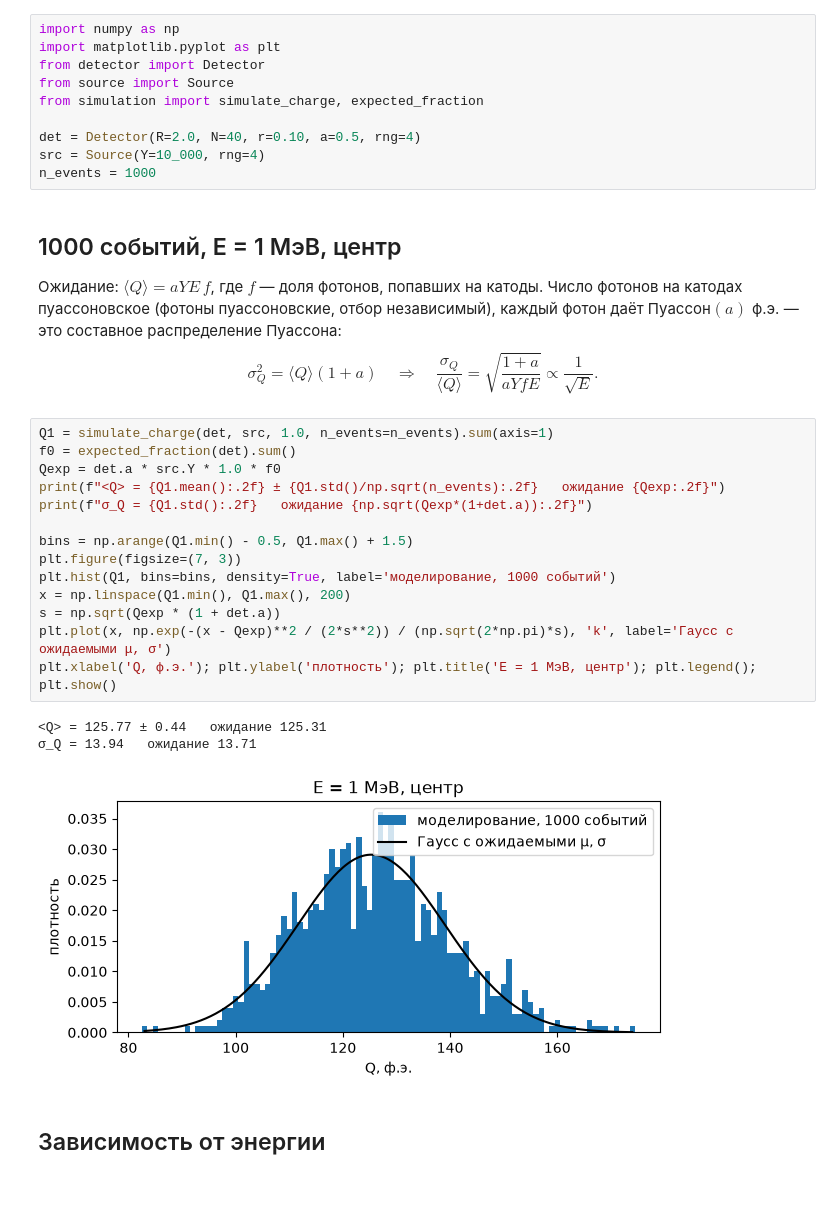
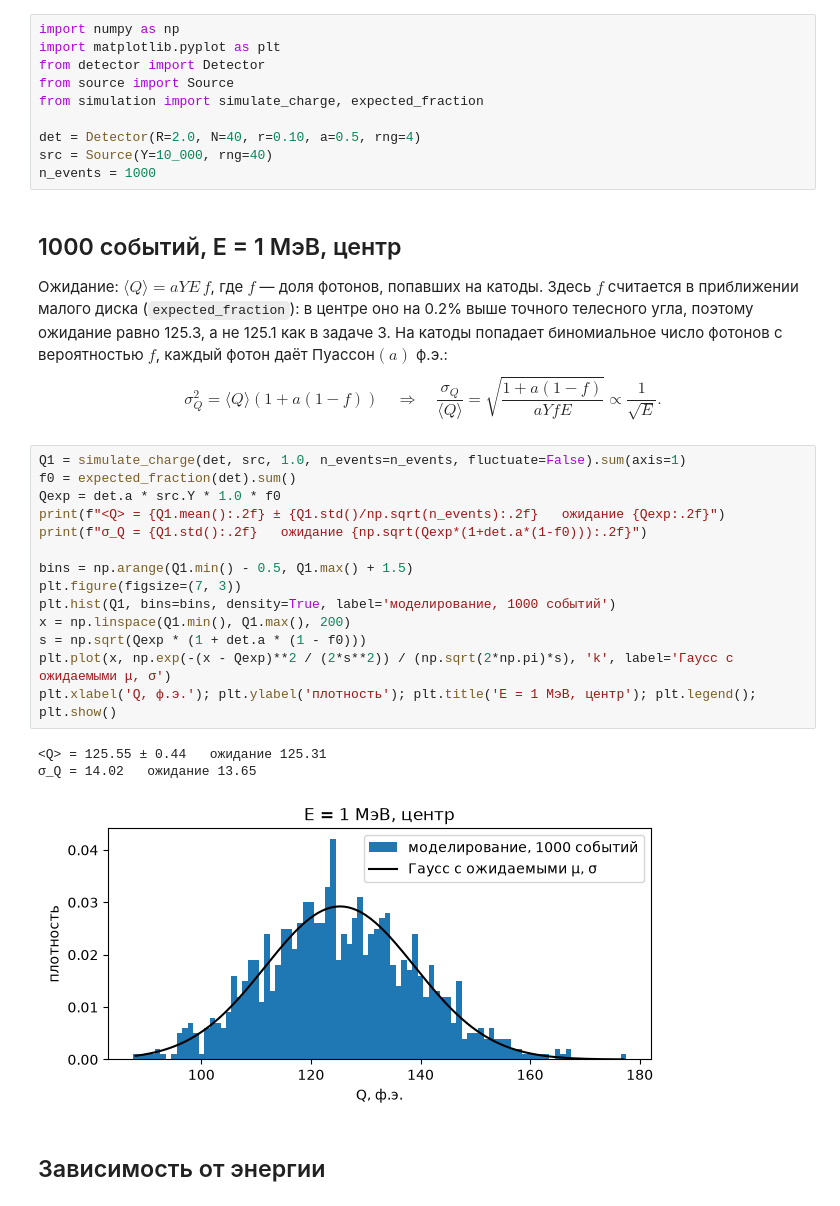
Before and after one commit to denisptichnikov-droid/neutrino-detector-homework, a Jupyter notebook: task4_charge_distributions.ipynb, the cells around one changed output. Cells and saved outputs as stored; diff of their text form.

```diff
--- a/task4_charge_distributions.ipynb
+++ b/task4_charge_distributions.ipynb
@@ -10,31 +10,31 @@ from source import Source
 from simulation import simulate_charge, expected_fraction
 
 det = Detector(R=2.0, N=40, r=0.10, a=0.5, rng=4)
-src = Source(Y=10_000, rng=4)
+src = Source(Y=10_000, rng=40)
 n_events = 1000
 # %% [markdown]
 ## 1000 событий, E = 1 МэВ, центр
 
-Ожидание: $\langle Q\rangle = aYE\,f$, где $f$ — доля фотонов, попавших на катоды. Число фотонов на катодах пуассоновское (фотоны пуассоновские, отбор независимый), каждый фотон даёт Пуассон$(a)$ ф.э. — это составное распределение Пуассона:
-$$\sigma_Q^2 = \langle Q\rangle (1 + a)\quad\Rightarrow\quad \frac{\sigma_Q}{\langle Q\rangle} = \sqrt{\frac{1+a}{aYfE}}\propto \frac{1}{\sqrt E}.$$
+Ожидание: $\langle Q\rangle = aYE\,f$, где $f$ — доля фотонов, попавших на катоды. Здесь $f$ считается в приближении малого диска (`expected_fraction`): в центре оно на 0.2% выше точного телесного угла, поэтому ожидание равно 125.3, а не 125.1 как в задаче 3. На катоды попадает биномиальное число фотонов с вероятностью $f$, каждый фотон даёт Пуассон$(a)$ ф.э.:
+$$\sigma_Q^2 = \langle Q\rangle (1 + a(1-f))\quad\Rightarrow\quad \frac{\sigma_Q}{\langle Q\rangle} = \sqrt{\frac{1+a(1-f)}{aYfE}}\propto \frac{1}{\sqrt E}.$$
 # %%
-Q1 = simulate_charge(det, src, 1.0, n_events=n_events).sum(axis=1)
+Q1 = simulate_charge(det, src, 1.0, n_events=n_events, fluctuate=False).sum(axis=1)
 f0 = expected_fraction(det).sum()
 Qexp = det.a * src.Y * 1.0 * f0
 print(f"<Q> = {Q1.mean():.2f} ± {Q1.std()/np.sqrt(n_events):.2f}   ожидание {Qexp:.2f}")
-print(f"σ_Q = {Q1.std():.2f}   ожидание {np.sqrt(Qexp*(1+det.a)):.2f}")
+print(f"σ_Q = {Q1.std():.2f}   ожидание {np.sqrt(Qexp*(1+det.a*(1-f0))):.2f}")
 
 bins = np.arange(Q1.min() - 0.5, Q1.max() + 1.5)
 plt.figure(figsize=(7, 3))
 plt.hist(Q1, bins=bins, density=True, label='моделирование, 1000 событий')
 x = np.linspace(Q1.min(), Q1.max(), 200)
-s = np.sqrt(Qexp * (1 + det.a))
+s = np.sqrt(Qexp * (1 + det.a * (1 - f0)))
 plt.plot(x, np.exp(-(x - Qexp)**2 / (2*s**2)) / (np.sqrt(2*np.pi)*s), 'k', label='Гаусс с ожидаемыми μ, σ')
 plt.xlabel('Q, ф.э.'); plt.ylabel('плотность'); plt.title('E = 1 МэВ, центр'); plt.legend(); plt.show()
 # %% [output]
-<Q> = 125.77 ± 0.44   ожидание 125.31
-σ_Q = 13.94   ожидание 13.71
+<Q> = 125.55 ± 0.44   ожидание 125.31
+σ_Q = 14.02   ожидание 13.65
-[figure, old version]
+[figure, new version]
 # %% [markdown]
 ## Зависимость от энергии
 # %%
```
Also changed, not shown: parts of 8 cells of this notebook, 20 other files.
